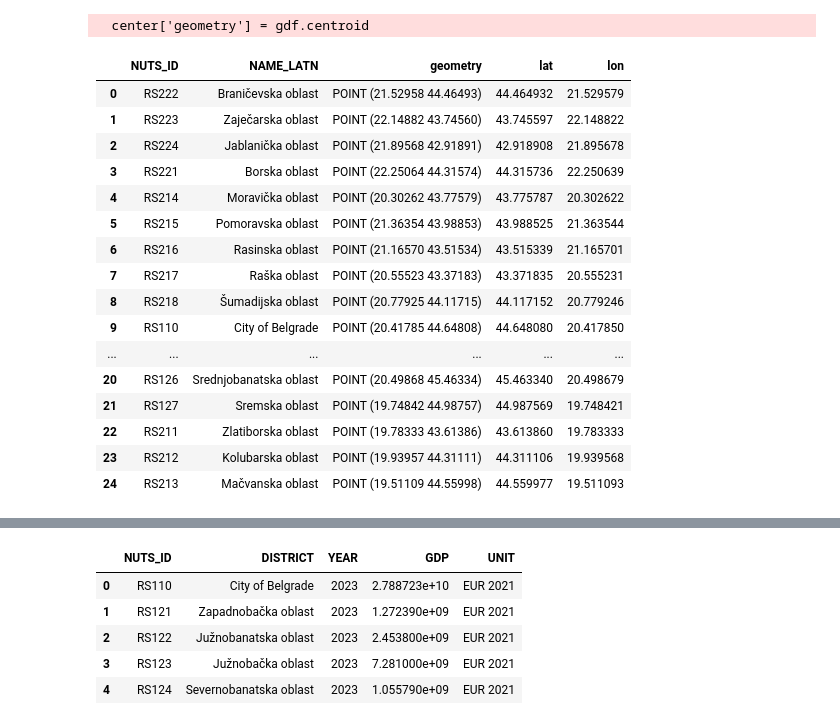
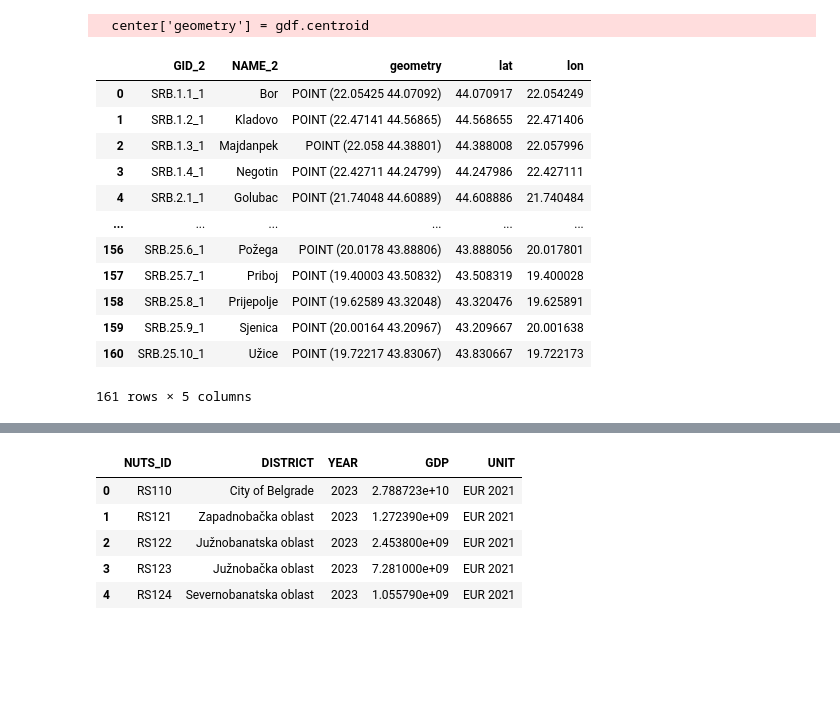
Before and after one commit to sonleh96/wb-gpbp-ldt, a Jupyter notebook: notebooks/extract_owm.ipynb, the cells around one changed output, grey strips where cells are left out. Drawn from its saved outputs; the diff is of its cells as text; code cells hidden in the pictures; blank space fills up the shorter version.

```diff
--- a/notebooks/extract_owm.ipynb
+++ b/notebooks/extract_owm.ipynb
@@ -15,31 +15,27 @@ from tqdm import tqdm_notebook as tqdm
 # %%
 api_key = 'ac31e02046794bd3f959fbc98fc25231'
 # %%
-gdf = gpd.read_file('countries/SRB/shapefiles/SRB_03M_LVL3.geojson')
-center = gpd.GeoDataFrame(gdf[['NUTS_ID', 'NAME_LATN']])
+gdf = gpd.read_file('D:\Work\WB\LDT\countries\SRB\shapefiles\gadm41_SRB_2.json')
+center = gpd.GeoDataFrame(gdf[['GID_2', 'NAME_2']])
 center['geometry'] = gdf.centroid
 center = center.to_crs(gdf.crs)
 center['lat'] = center.geometry.y
 center['lon'] = center.geometry.x
 center
 # gdf
 # %% [output]
   center['geometry'] = gdf.centroid
-|  | NUTS_ID | NAME_LATN | geometry | lat | lon |
-| 0 | RS222 | Braničevska oblast | POINT (21.52958 44.46493) | 44.464932 | 21.529579 |
-| 1 | RS223 | Zaječarska oblast | POINT (22.14882 43.74560) | 43.745597 | 22.148822 |
-| 2 | RS224 | Jablanička oblast | POINT (21.89568 42.91891) | 42.918908 | 21.895678 |
-| 3 | RS221 | Borska oblast | POINT (22.25064 44.31574) | 44.315736 | 22.250639 |
-| 4 | RS214 | Moravička oblast | POINT (20.30262 43.77579) | 43.775787 | 20.302622 |
-| 5 | RS215 | Pomoravska oblast | POINT (21.36354 43.98853) | 43.988525 | 21.363544 |
-| 6 | RS216 | Rasinska oblast | POINT (21.16570 43.51534) | 43.515339 | 21.165701 |
-| 7 | RS217 | Raška oblast | POINT (20.55523 43.37183) | 43.371835 | 20.555231 |
-| 8 | RS218 | Šumadijska oblast | POINT (20.77925 44.11715) | 44.117152 | 20.779246 |
-| 9 | RS110 | City of Belgrade | POINT (20.41785 44.64808) | 44.648080 | 20.417850 |
+|  | GID_2 | NAME_2 | geometry | lat | lon |
+| 0 | SRB.1.1_1 | Bor | POINT (22.05425 44.07092) | 44.070917 | 22.054249 |
+| 1 | SRB.1.2_1 | Kladovo | POINT (22.47141 44.56865) | 44.568655 | 22.471406 |
+| 2 | SRB.1.3_1 | Majdanpek | POINT (22.058 44.38801) | 44.388008 | 22.057996 |
+| 3 | SRB.1.4_1 | Negotin | POINT (22.42711 44.24799) | 44.247986 | 22.427111 |
+| 4 | SRB.2.1_1 | Golubac | POINT (21.74048 44.60889) | 44.608886 | 21.740484 |
 | ... | ... | ... | ... | ... | ... |
-| 20 | RS126 | Srednjobanatska oblast | POINT (20.49868 45.46334) | 45.463340 | 20.498679 |
-| 21 | RS127 | Sremska oblast | POINT (19.74842 44.98757) | 44.987569 | 19.748421 |
-| 22 | RS211 | Zlatiborska oblast | POINT (19.78333 43.61386) | 43.613860 | 19.783333 |
-| 23 | RS212 | Kolubarska oblast | POINT (19.93957 44.31111) | 44.311106 | 19.939568 |
-| 24 | RS213 | Mačvanska oblast | POINT (19.51109 44.55998) | 44.559977 | 19.511093 |
+| 156 | SRB.25.6_1 | Požega | POINT (20.0178 43.88806) | 43.888056 | 20.017801 |
+| 157 | SRB.25.7_1 | Priboj | POINT (19.40003 43.50832) | 43.508319 | 19.400028 |
+| 158 | SRB.25.8_1 | Prijepolje | POINT (19.62589 43.32048) | 43.320476 | 19.625891 |
+| 159 | SRB.25.9_1 | Sjenica | POINT (20.00164 43.20967) | 43.209667 | 20.001638 |
+| 160 | SRB.25.10_1 | Užice | POINT (19.72217 43.83067) | 43.830667 | 19.722173 |
+161 rows × 5 columns
 # %%
```
Also changed, not shown: parts of 16 cells of this notebook.
